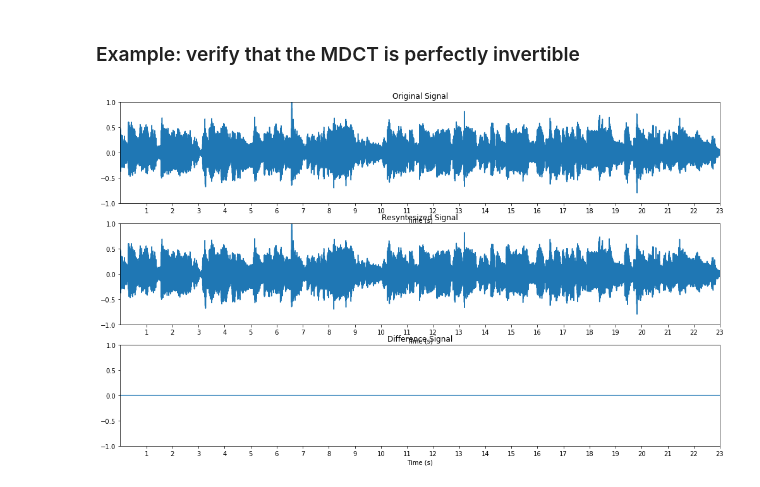
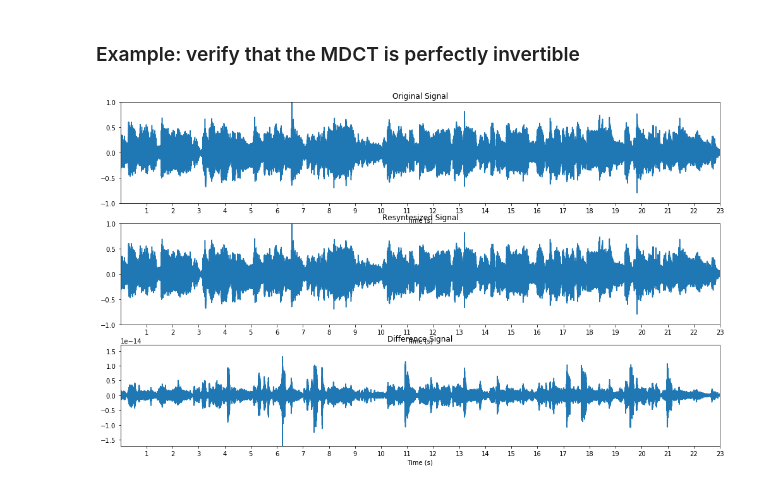
Before and after one commit to zafarrafii/Zaf-Python, a Jupyter notebook: examples.ipynb, the cells around one changed output. Drawn from its saved outputs; the diff is of its cells as text; code cells hidden in the pictures.

```diff
--- a/examples.ipynb
+++ b/examples.ipynb
@@ -521,32 +521,36 @@ Output:
 # %%
 %matplotlib inline
 
 # Import the modules
 import numpy as np
 import zaf
 import matplotlib.pyplot as plt
 
 # Read the audio signal (normalized) with its sampling frequency in Hz, and average it over its channels
 audio_signal, sampling_frequency = zaf.wavread("audio_file.wav")
 audio_signal = np.mean(audio_signal, 1)
 
 # Compute the MDCT with a slope function as used in the Vorbis audio coding format
 window_length = 2048
 window_function = np.sin(np.pi / 2*pow(np.sin(np.pi / window_length * np.arange(0.5, window_length + 0.5)), 2))
 audio_mdct = zaf.mdct(audio_signal, window_function)
 
 # Compute the inverse MDCT
 audio_signal2 = zaf.imdct(audio_mdct, window_function)
 audio_signal2 = audio_signal2[0:len(audio_signal)]
 
+# Compute the differences between the original signal and the resynthesized one
+audio_differences = audio_signal-audio_signal2
+y_max = np.max(np.absolute(audio_differences))
+
 # Display the original and resynthesized signals, and their differences in seconds
 plt.figure(figsize=(17, 10))
 plt.subplot(311),
 zaf.sigplot(audio_signal, sampling_frequency, xtick_step=1), plt.ylim(-1, 1), plt.title("Original Signal")
 plt.subplot(312)
 zaf.sigplot(audio_signal2, sampling_frequency, xtick_step=1), plt.ylim(-1, 1), plt.title("Resyntesized Signal")
 plt.subplot(313)
-zaf.sigplot(audio_signal-audio_signal2, sampling_frequency, xtick_step=1), plt.ylim(-1, 1), plt.title("Difference Signal")
+zaf.sigplot(audio_differences, sampling_frequency, xtick_step=1), plt.ylim(-y_max, y_max), plt.title("Difference Signal")
 plt.show()
 # %% [output]
-[figure, old version]
+[figure, new version]
```
Also changed, not shown: 2 other files.
